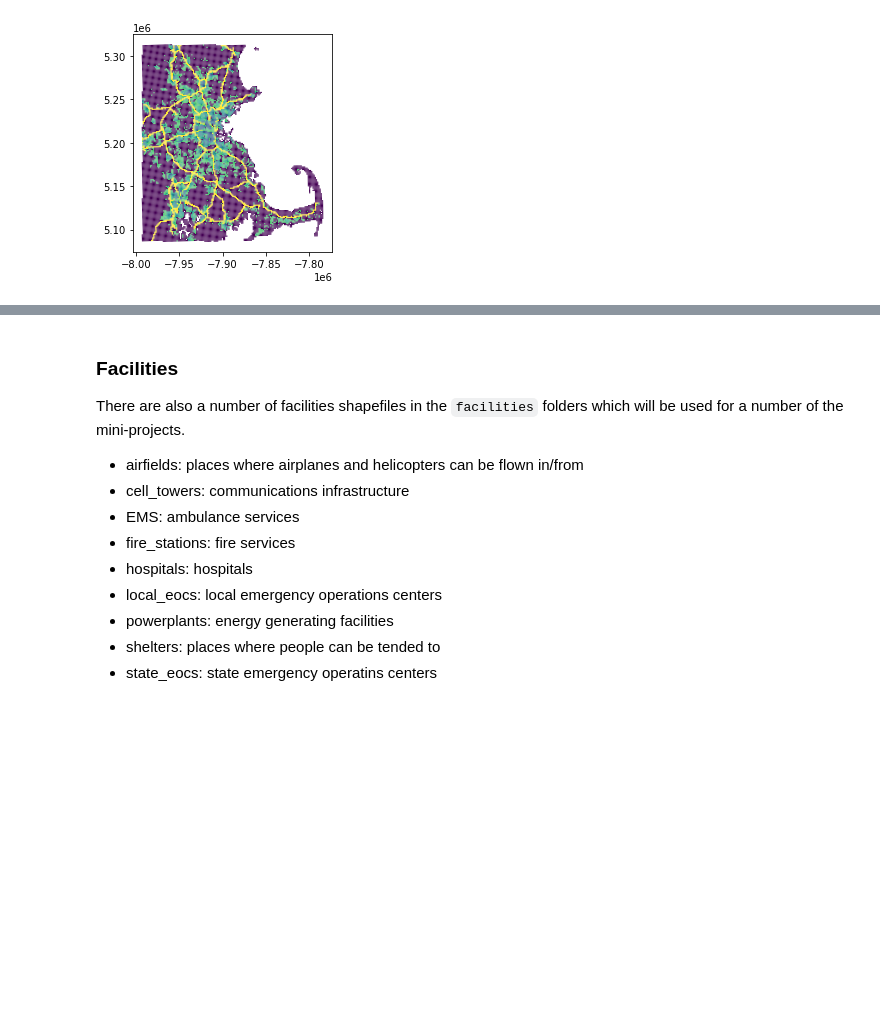
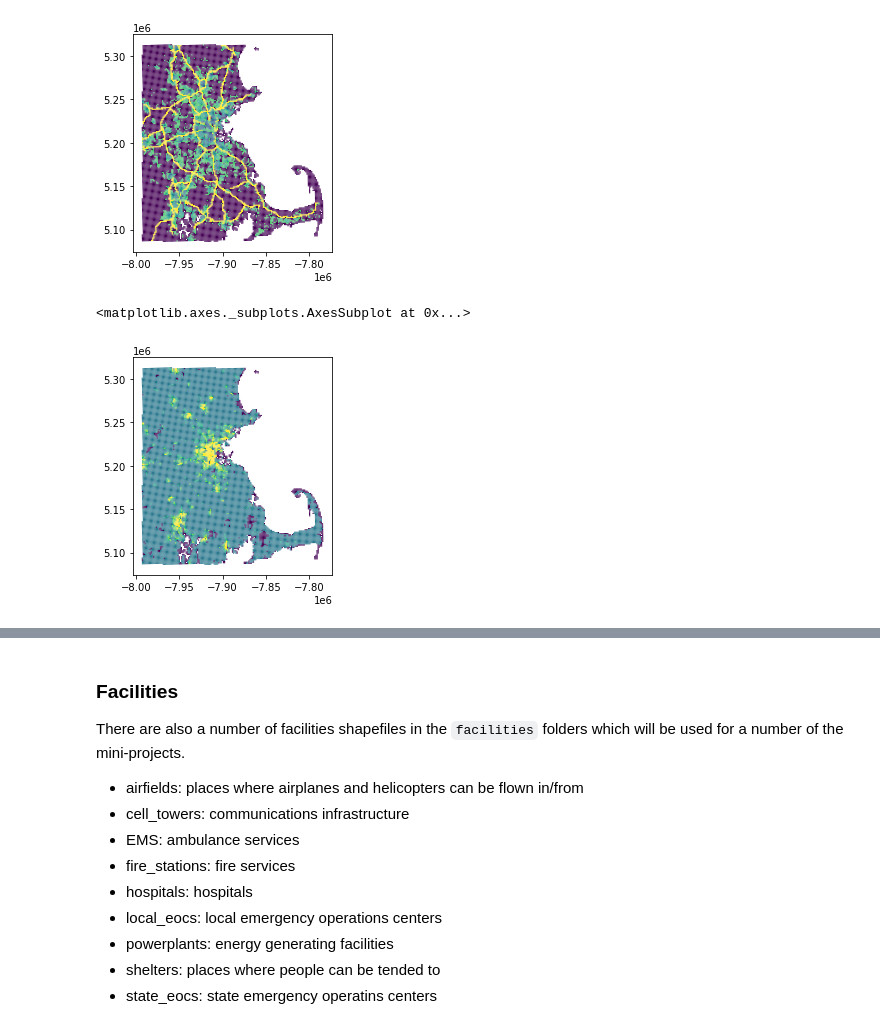
Before and after one commit to bwsi-remote-sensing-2020/final-exercise-students-jvonk, a Jupyter notebook: Final-exercise-overview.ipynb, the cells around one changed output, grey strips where cells are left out. Cells and saved outputs as stored; diff of their text form; code cells hidden in the pictures; blank space fills up the shorter version.

```diff
--- a/Final-exercise-overview.ipynb
+++ b/Final-exercise-overview.ipynb
@@ -28,0 +29,5 @@ game_grid
+# %%
+# read game_grid as GeoDataFrame and correct CRS (Coordinate Reference System)
+game_grid = gpd.read_file('grid/game_grid_all_stats.shp')
+game_grid.crs='epsg:3857'
+game_grid
@@ -45,3 +64,8 @@ game_grid.plot('Transport')
 # %% [output]
 <matplotlib.axes._subplots.AxesSubplot at 0x...>
 [figure]
+# %%
+game_grid.plot('Utility')
+# %% [output]
+<matplotlib.axes._subplots.AxesSubplot at 0x...>
+[figure, added]
```
Also changed, not shown: parts of 43 cells of this notebook, 6 other files.
